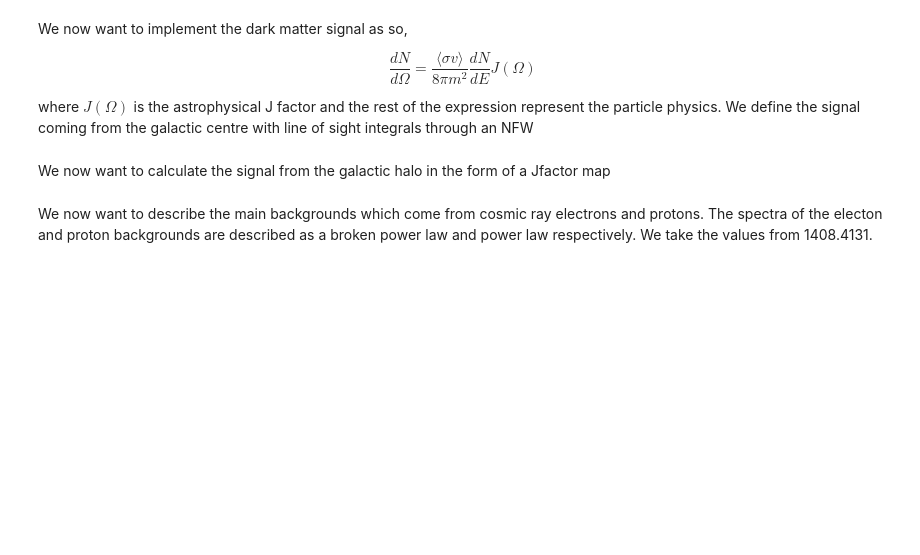
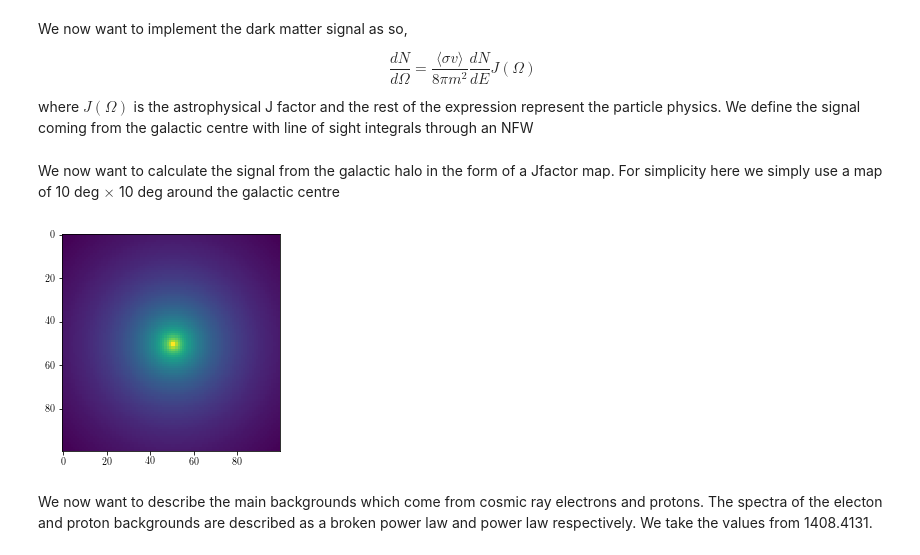
Before and after one commit to kreczko/swordfish, a Jupyter notebook: Examples/CTA.ipynb, the cells around one changed output. Cells and saved outputs as stored; diff of their text form; code cells hidden in the pictures; blank space fills up the shorter version.

```diff
--- a/Examples/CTA.ipynb
+++ b/Examples/CTA.ipynb
@@ -23,42 +26,55 @@ $$ \frac{dN}{d\Omega} = \frac{\langle \sigma v \rangle}{8 \pi m^2} \frac{dN}{dE}
 
 where $J(\Omega)$ is the astrophysical J factor and the rest of the expression represent the particle physics. We define the signal coming from the galactic centre with line of sight integrals through an NFW
 # %% [markdown]
-We now want to calculate the signal from the galactic halo in the form of a Jfactor map
+We now want to calculate the signal from the galactic halo in the form of a Jfactor map. For simplicity here we simply use a map of 10 deg $\times$ 10 deg around the galactic centre
 # %%
 def get_los():
     # Define DM profile
     MW_D = 8.5 # kpc
     MW_rs = 20 # kpc
     alpha = 0.17
     MW_rhoS = 0.122 # GeV cm^-3 (local density of 0.3 GeV/cm3)
     kpc_cm = 3.086e21 # kpc/cm
     def Lum_los(d, l, b):
         """Returns density squared for given galactic coordinates l and b at
         distance d away from Suns location"""
         l = np.deg2rad(l)
         b = np.deg2rad(b)
         if (MW_D**2. + d**2. - (2*MW_D*d*cos(b)*cos(l))) < 0.0:
             R = 1e-5
         else:
             R = np.sqrt(MW_D**2. + d**2. - (2*MW_D*d*cos(b)*cos(l)))
         if R < 1e-5:
             R = 1e-5
         ratio = R/MW_rs
         rho_dm = MW_rhoS*np.exp(-(2/alpha)*((ratio)**alpha - 1))
         return rho_dm**2.
     l = np.logspace(-3,np.log10(180),num=50)
     los = np.zeros(len(l))
     for i in range(len(l)):
         los[i] = quad(Lum_los,0.,30.,args=(l[i],0.0))[0]*kpc_cm
-    Interp_sig = interp1d(l,los)
+    Interp_sig = interp1d(l,los, bounds_error=False, fill_value=los[0])
     return Interp_sig
 
-def get_Jmap():
+def get_Jmap(resolution):
+    # Enter the resolution in number of pixels
+    # Jmap constructs a grid of 10 degress by degrees around the galactic center
+    n_pix = int(resolution/10)
     Interp_sig = get_los()
-    Jmap = harp.HARPix().add_singularity((0,0), 1, 20, n = 10)
-    #Jmap = harp.HARPix().add_disc((0,0), 5, 32)
-    Jmap.add_func(lambda d: Interp_sig(d), mode = 'dist', center=(0,0))
+    center = (n_pix/2)+0.5
+    Jmap = np.zeros([n_pix,n_pix])
+    pixel_rad = 10./n_pix/2.
+    for i in range(0,n_pix):
+        for j in range(0,n_pix):
+            l = np.arctan(pixel_rad*np.sqrt((i-center)**2 + (j-center)**2)/8.5)
+            Jmap[i,j] = Interp_sig(l)
     return Jmap
+
+DM_sig = get_Jmap(1000)
+plt.imshow(DM_sig)
+plt.show()
+# %% [output]
+[figure, added]
 # %% [markdown]
 We now want to describe the main backgrounds which come from cosmic ray electrons and protons. The spectra of the electon and proton backgrounds are described as a broken power law and power law respectively. We take the values from 1408.4131.
 # %%
```
Also changed, not shown: parts of 12 cells of this notebook, 1 other file.
